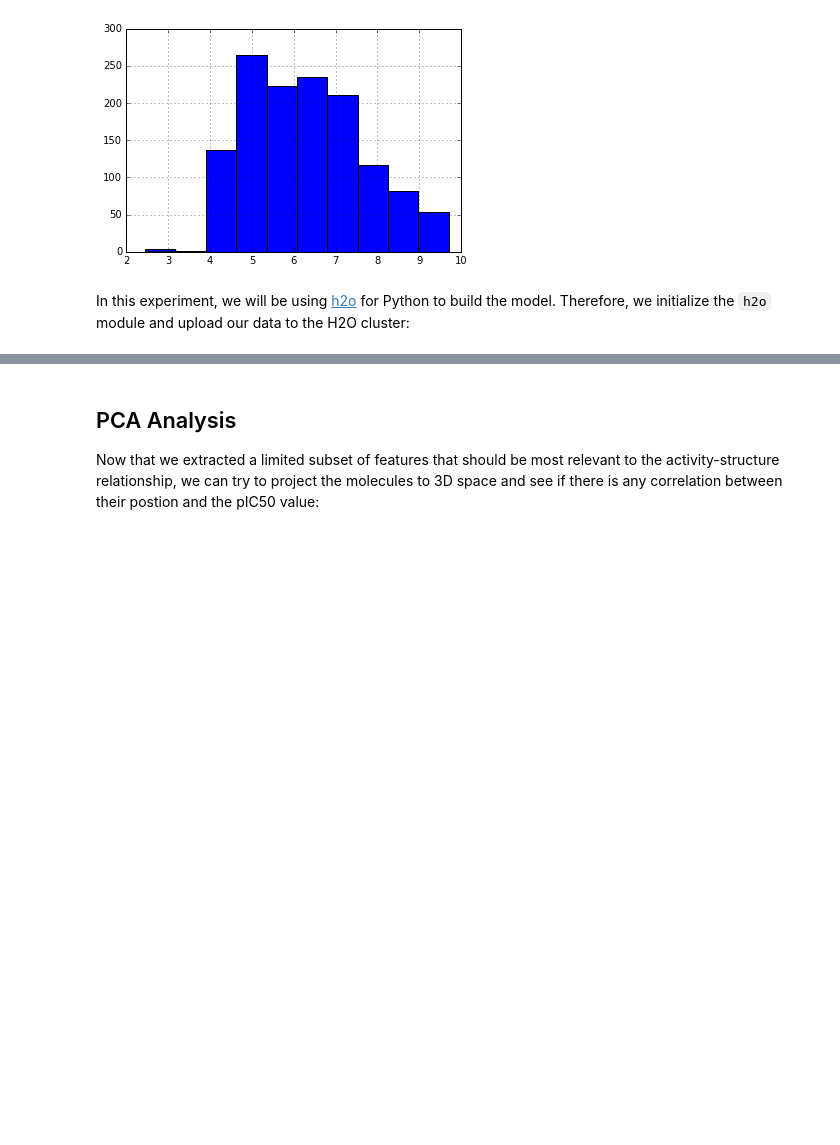
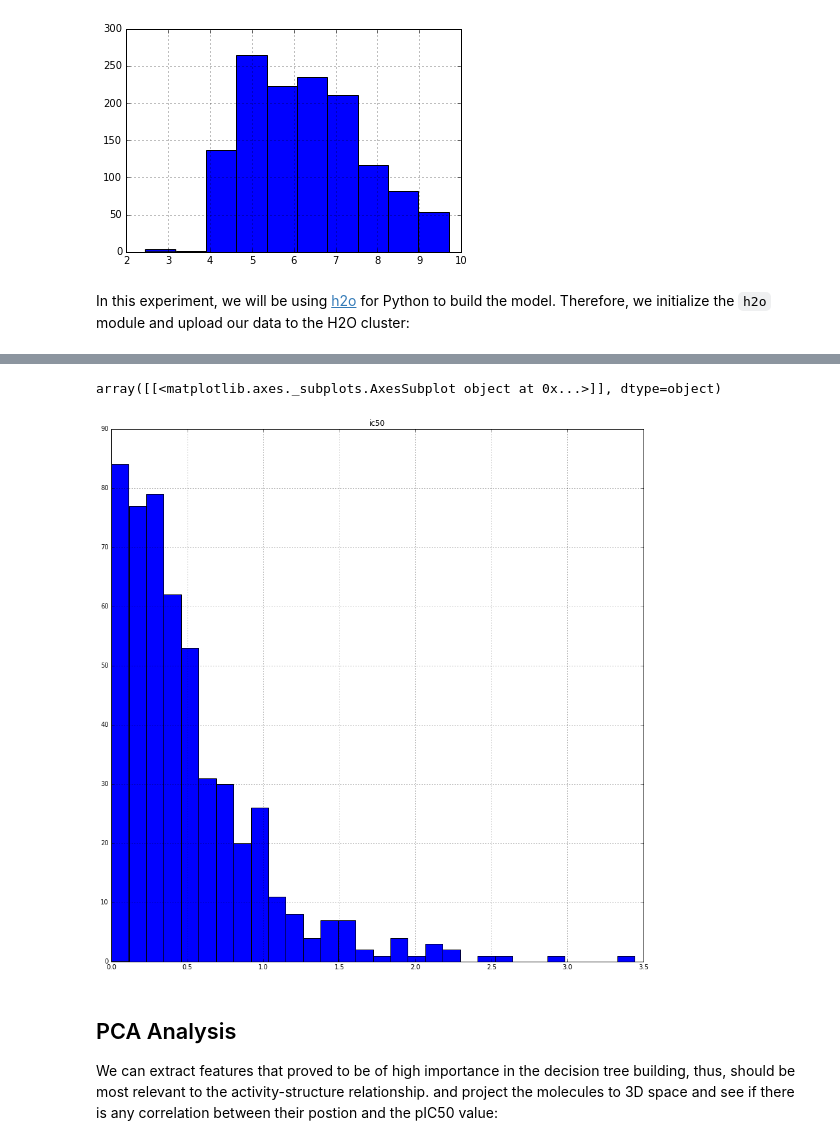
Before and after one commit to martin-sicho/MI_ADM, a Jupyter notebook: learn_h2o.ipynb, the cells around one changed output, grey strips where cells are left out. Drawn from its saved outputs; the diff is of its cells as text; code cells hidden in the pictures; blank space fills up the shorter version.

```diff
--- a/learn_h2o.ipynb
+++ b/learn_h2o.ipynb
@@ -216,6 +331,9 @@ data.head(10)
+# %%
+(true_values_test - predictions_test).abs().hist(bins=30)
+# %% [output]
+array([[<matplotlib.axes._subplots.AxesSubplot object at 0x...>]], dtype=object)
+[figure, added]
 # %% [markdown]
 ## PCA Analysis
 
-Now that we extracted a limited subset of features that should be
-most relevant to the activity-structure relationship, we can try
-to project the molecules to 3D space and see if there is any correlation between their postion and the pIC50 value:
+We can extract features that proved to be of high importance in the decision tree building, thus, should be most relevant to the activity-structure relationship. and project the molecules to 3D space and see if there is any correlation between their postion and the pIC50 value:
```
Also changed, not shown: parts of 37 cells of this notebook, 1 other file.
